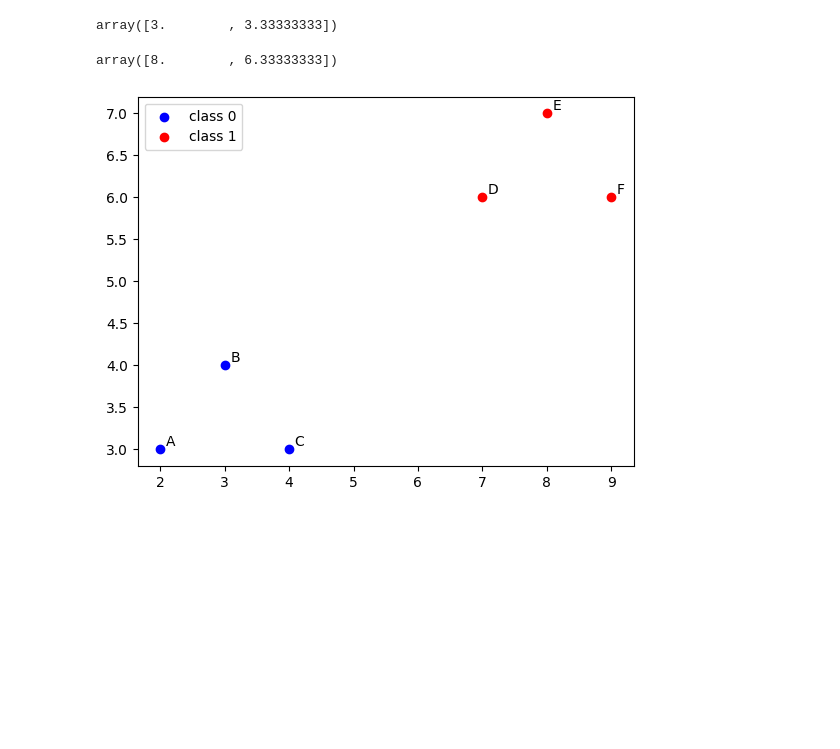
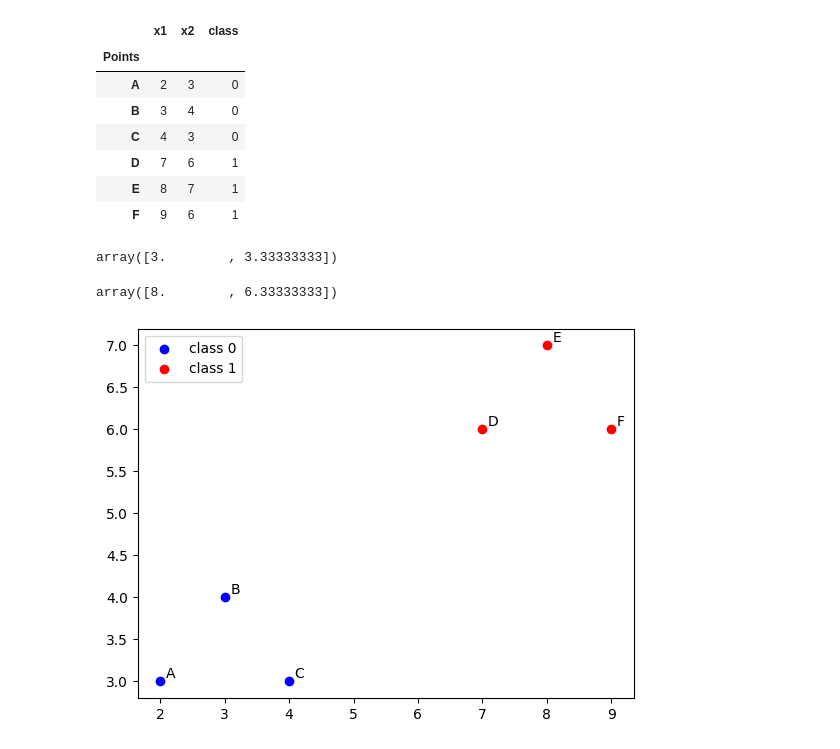
Before and after one commit to jklinck/Python_guides, a Jupyter notebook: notebooks/linear_discriminant_analysis.ipynb, the cells around one changed output. Cells and saved outputs as stored; diff of their text form; code cells hidden in the pictures; blank space fills up the shorter version.

Commit message:
switched to using dataframe for table in lda notebook

```diff
--- a/notebooks/linear_discriminant_analysis.ipynb
+++ b/notebooks/linear_discriminant_analysis.ipynb
@@ -20,3 +5,19 @@ x2 = np.array([3,4,3,6,7,6])
+# %%
+df = pd.DataFrame({"Points":["A","B","C","D","E","F"],"x1":[2,3,4,7,8,9], "x2":[3,4,3,6,7,6], "class":[0,0,0,1,1,1]})
+df.set_index("Points", inplace=True)
+x1 = np.ravel(df["x1"])
+x2 = np.ravel(df["x2"])
+
+df
+# %% [output]
+|  | x1 | x2 | class |
+| Points |  |  |  |
+| A | 2 | 3 | 0 |
+| B | 3 | 4 | 0 |
+| C | 4 | 3 | 0 |
+| D | 7 | 6 | 1 |
+| E | 8 | 7 | 1 |
+| F | 9 | 6 | 1 |
 # %%
 A = np.array([x1[0],x2[0]])
 B = np.array([x1[1],x2[1]])
```
Also changed, not shown: parts of 6 cells of this notebook.
